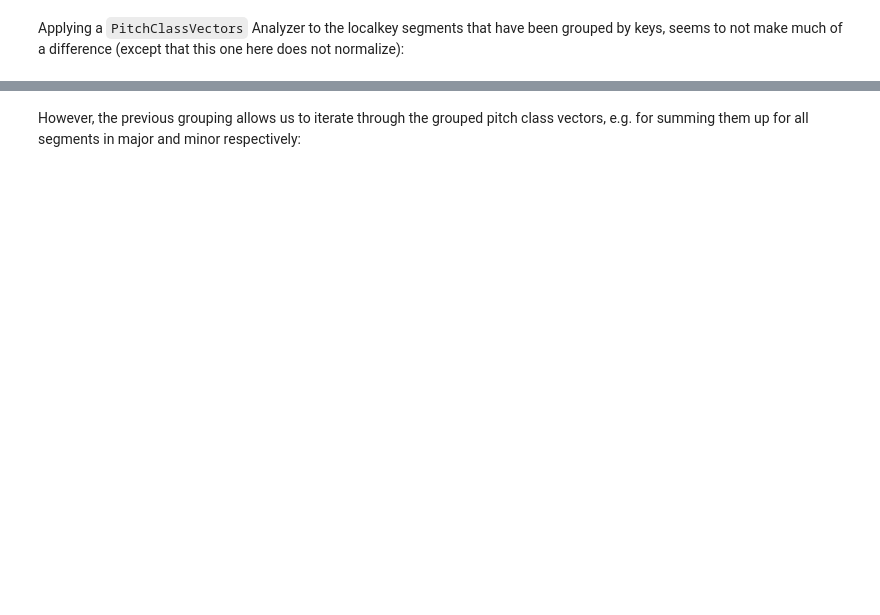
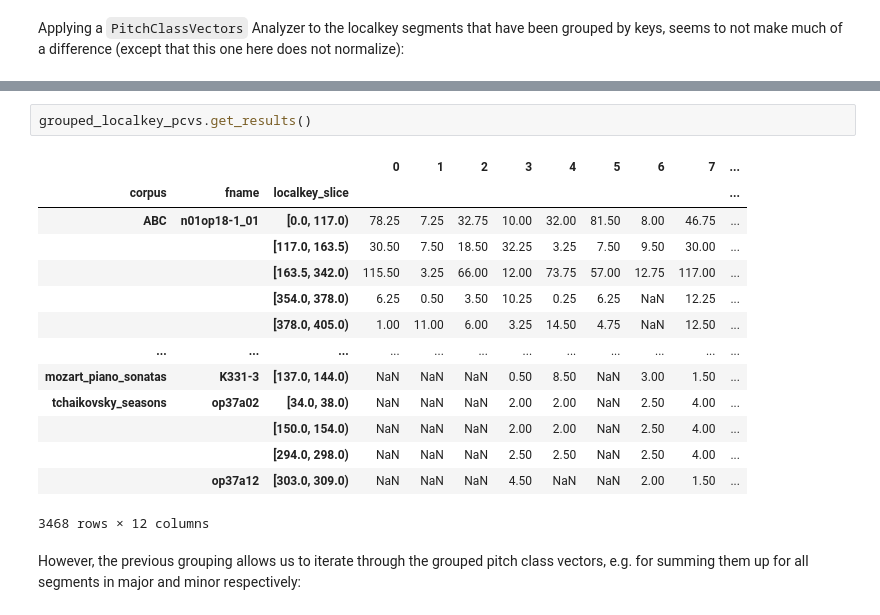
Before and after one commit to DCMLab/dimcat, a Jupyter notebook: docs/tutorial.ipynb, the cells around one changed output, grey strips where cells are left out. Saved outputs shown, nothing was run; the diff lists cells and outputs as text; blank space fills up the shorter version.

```diff
--- a/docs/tutorial.ipynb
+++ b/docs/tutorial.ipynb
@@ -179,3 +367,20 @@ grouped_localkey_pcvs.get()
+# %%
+grouped_localkey_pcvs.get_results()
+# %% [output]
+|  |  |  | 0 | 1 | 2 | 3 | 4 | 5 | 6 | 7 | ... |
+| corpus | fname | localkey_slice |  |  |  |  |  |  |  |  | ... |
+| ABC | n01op18-1_01 | [0.0, 117.0) | 78.25 | 7.25 | 32.75 | 10.00 | 32.00 | 81.50 | 8.00 | 46.75 | ... |
+|  |  | [117.0, 163.5) | 30.50 | 7.50 | 18.50 | 32.25 | 3.25 | 7.50 | 9.50 | 30.00 | ... |
+|  |  | [163.5, 342.0) | 115.50 | 3.25 | 66.00 | 12.00 | 73.75 | 57.00 | 12.75 | 117.00 | ... |
+|  |  | [354.0, 378.0) | 6.25 | 0.50 | 3.50 | 10.25 | 0.25 | 6.25 | NaN | 12.25 | ... |
+|  |  | [378.0, 405.0) | 1.00 | 11.00 | 6.00 | 3.25 | 14.50 | 4.75 | NaN | 12.50 | ... |
+| ... | ... | ... | ... | ... | ... | ... | ... | ... | ... | ... | ... |
+| mozart_piano_sonatas | K331-3 | [137.0, 144.0) | NaN | NaN | NaN | 0.50 | 8.50 | NaN | 3.00 | 1.50 | ... |
+| tchaikovsky_seasons | op37a02 | [34.0, 38.0) | NaN | NaN | NaN | 2.00 | 2.00 | NaN | 2.50 | 4.00 | ... |
+|  |  | [150.0, 154.0) | NaN | NaN | NaN | 2.00 | 2.00 | NaN | 2.50 | 4.00 | ... |
+|  |  | [294.0, 298.0) | NaN | NaN | NaN | 2.50 | 2.50 | NaN | 2.50 | 4.00 | ... |
+|  | op37a12 | [303.0, 309.0) | NaN | NaN | NaN | 4.50 | NaN | NaN | 2.00 | 1.50 | ... |
+3468 rows × 12 columns
 # %% [markdown]
 However, the previous grouping allows us to iterate through the grouped pitch class vectors, e.g. for summing them up for all segments in major and minor respectively:
 # %%
```
Also changed, not shown: parts of 44 cells of this notebook, 3 other files.
